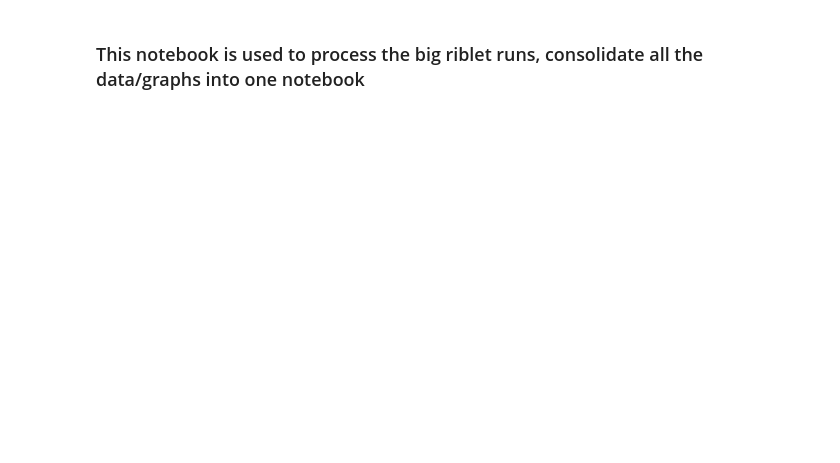
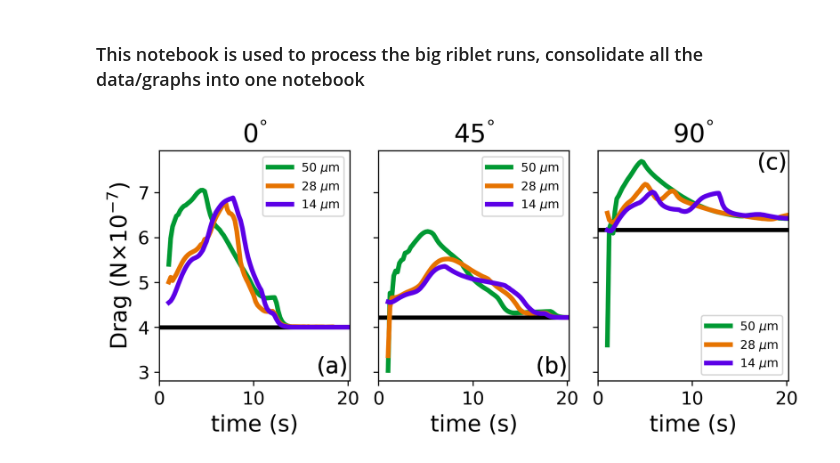
Before and after one commit to patricksinclair/openfoam_utilities, a Jupyter notebook: big_run_analyser.ipynb, the cells around one changed output. Saved outputs shown, nothing was run; the diff lists cells and outputs as text; code cells hidden in the pictures; blank space fills up the shorter version.

Commit message:
updated graph script, added no biofilm drag vals

```diff
--- a/big_run_analyser.ipynb
+++ b/big_run_analyser.ipynb
@@ -30,18 +30,22 @@ def collate_all_dataframes(results_directory, delta_t, t_max):
 delta_t = 0.2 #timestep of sampled data
 t_max = 20.
 # %%
+parallelFlow_NOBIOFILM_drag = pd.read_csv("riblet_data/integral_results_parallel_NOBIOFILM/drag_over_time.csv").rename(columns=lambda x: x.strip())
 parallelFlow_14microns_drag = pd.read_csv("riblet_data/integral_results_parallel_14microns/drag_over_time.csv").rename(columns=lambda x: x.strip())
 parallelFlow_28microns_drag = pd.read_csv("riblet_data/integral_results_parallel_28microns/drag_over_time.csv").rename(columns=lambda x: x.strip())
 parallelFlow_50microns_drag = pd.read_csv("riblet_data/integral_results_parallel_50microns/drag_over_time.csv").rename(columns=lambda x: x.strip())
 
+angle45Flow_NOBIOFILM_drag = pd.read_csv("riblet_data/integral_results_45deg_NOBIOFILM/drag_over_time.csv").rename(columns=lambda x: x.strip())
 angle45Flow_14microns_drag = pd.read_csv("riblet_data/integral_results_45deg_14microns/drag_over_time.csv").rename(columns=lambda x: x.strip())
 angle45Flow_28microns_drag = pd.read_csv("riblet_data/integral_results_45deg_28microns/drag_over_time.csv").rename(columns=lambda x: x.strip())
 angle45Flow_50microns_drag = pd.read_csv("riblet_data/integral_results_45deg_50microns/drag_over_time.csv").rename(columns=lambda x: x.strip())
 #use the magnitude of the total force to work out the drag
+angle45Flow_NOBIOFILM_drag['F_total'] = np.sqrt(angle45Flow_NOBIOFILM_drag['F_x']**2 + angle45Flow_NOBIOFILM_drag['F_z']**2)
 angle45Flow_14microns_drag['F_total'] = np.sqrt(angle45Flow_14microns_drag['F_x']**2 + angle45Flow_14microns_drag['F_z']**2)
 angle45Flow_28microns_drag['F_total'] = np.sqrt(angle45Flow_28microns_drag['F_x']**2 + angle45Flow_28microns_drag['F_z']**2)
 angle45Flow_50microns_drag['F_total'] = np.sqrt(angle45Flow_50microns_drag['F_x']**2 + angle45Flow_50microns_drag['F_z']**2)
 
+perpendicularFlow_NOBIOFILM_drag = pd.read_csv("riblet_data/integral_results_perpendicular_NOBIOFILM/drag_over_time.csv").rename(columns=lambda x: x.strip())
 perpendicularFlow_14microns_drag = pd.read_csv("riblet_data/integral_results_perpendicular_14microns/drag_over_time.csv").rename(columns=lambda x: x.strip())
 perpendicularFlow_28microns_drag = pd.read_csv("riblet_data/integral_results_perpendicular_28microns/drag_over_time.csv").rename(columns=lambda x: x.strip())
 perpendicularFlow_50microns_drag = pd.read_csv("riblet_data/integral_results_perpendicular_50microns/drag_over_time.csv").rename(columns=lambda x: x.strip())
@@ -55,6 +66,7 @@ perpendicularFlow_50microns_drag_EXTRA = pd.read_csv("riblet_data/integral_resul
 # %%
 bf_thickness_labels = ["14 $\mu$m", "28 $\mu$m", "50 $\mu$m"]
 drag_angle_labels = ["$0^\degree$", "$45^\degree$", "$90^\degree$"]
+thickness_colours = ['#5c00e6', '#e67300', '#009933']
 parallelDrag_key = "F_z"
 angle45Drag_key = "F_total"
 perpendicularDrag_key = "F_x"
@@ -118,7 +112,7 @@ alphaDataFrames_14microns = [parallelFlow_14microns_alpha, angle45Flow_14microns
 alphaDataFrames_28microns = [parallelFlow_28microns_alpha, angle45Flow_28microns_alpha, perpendicularFlow_28microns_alpha]
 alphaDataFrames_50microns = [parallelFlow_50microns_alpha, angle45Flow_50microns_alpha, perpendicularFlow_50microns_alpha]
 # %%
-def plot3x1DragcomparisonPlots(df_group1, df_group2, df_group3, label_list, title_list, filename):
+def plot3x1DragcomparisonPlots(df_group1, df_group2, df_group3, baseline_vals, label_list, title_list, filename):
     '''
     makes a 3x1 subplot plot. each subplot contains 3 lines, with a different variable on each subplot
 
@@ -126,40 +120,56 @@ def plot3x1DragcomparisonPlots(df_group1, df_group2, df_group3, label_list, titl
 
     '''
 
-    fig, axs = plt.subplots(1,3, dpi=220, sharey=True)
-    fig.set_size_inches(7,3)
+    fig, axs = plt.subplots(1,3, dpi=320, sharey=True)
+    #plt.subplots_adjust(wspace=20)
+    fig.set_size_inches(8,3)
 
-    labelSize=12
-    titleSize=14
+    labelSize=16
+    titleSize=18
 
+    plot_t0 = 1. #first time point plotted.  used to remove the noise from the initial biofilm budding
+    i = 0 #index used to keep track of which subplot we're on
 
     df_group_list = [df_group1, df_group2, df_group3]
     letters = list(string.ascii_lowercase)[:len(df_group_list)] #letters used for labelling subplots
 
-    for ax, df_group_and_key, title, letter in zip(axs.flat, df_group_list, title_list, letters):
+    for ax, df_group_and_key, baseline_val, title, letter in zip(axs.flat, df_group_list, baseline_vals, title_list, letters):
 
-        for df, df_key, label in zip(*zip(*df_group_and_key), label_list):
+        #horizontal line representing drag without any biofilm
+        ax.axhline(baseline_val, lw=3., color='k')
 
-            ax.plot(df["t"], df[df_key], label=label, lw=2.2)
+        for df, df_key, label, line_colour in zip(*zip(*df_group_and_key[::-1]), label_list[::-1], thickness_colours[::-1]):
+
+
+
+            ax.plot(df["t"][df['t'] >= plot_t0], df[df_key][df['t'] >= plot_t0], label=label, lw=3.3, color=line_colour)
 
             ax.set_title(title, fontsize=titleSize)
             ax.set_ylabel("Drag (N$\\times 10^{-7}$)", fontsize=labelSize)
             ax.set_xlabel("time (s)", fontsize=labelSize)
-            ax.text(0.825, 0.92, "("+letter+")", transform=ax.transAxes, fontsize=14)
 
-            ax.tick_params(axis='both', which='major', labelsize=12)
+            if i < 2: ax.text(0.825, 0.035, "("+letter+")", transform=ax.transAxes, fontsize=16)
+            else: ax.text(0.835, 0.92, "("+letter+")", transform=ax.transAxes, fontsize=16)
+
+            ax.tick_params(axis='both', which='major', labelsize=12.8)
             ax.yaxis.offsetText.set_visible(False) #removes the sci notation factor from the plots (double check it's the correct value in the axis label)
 
             handles, labels = ax.get_legend_handles_labels()
-            ax.legend(handles[::-1], labels[::-1], fontsize=8.5, loc="lower right")
+            #ax.legend(handles[::-1], labels[::-1], fontsize=8.5, loc="best")
+            ax.legend(fontsize=8.5, loc="best")
             ax.label_outer()
+            ax.set_xlim(0, 20.2)
 
-    plt.subplots_adjust(wspace=0.1)
+        i+=1
+
+    plt.subplots_adjust(wspace=0.15)
 
     plt.savefig("riblet_plots/"+filename+".pdf", bbox_inches="tight")
     plt.show()
 # %%
-# plot3x1DragcomparisonPlots(dragDataframes_parallelFlow, dragDataframes_angle45Flow, dragDataframes_perpendicularFlow, bf_thickness_labels, drag_angle_labels, "drag_vs_angle")
+plot3x1DragcomparisonPlots(dragDataframes_parallelFlow, dragDataframes_angle45Flow, dragDataframes_perpendicularFlow, NOBIOFILM_drag_vals, bf_thickness_labels, drag_angle_labels, "drag_vs_angle")
+# %% [output]
+[figure, added]
 # %%
 # plot3x1DragcomparisonPlots(dragDataFrames_14microns, dragDataFrames_28microns, dragDataFrames_50microns, label_list=drag_angle_labels, title_list=bf_thickness_labels, filename="drag_vs_bfThickness")
 # %%
```
Also changed, not shown: parts of 11 cells of this notebook.
